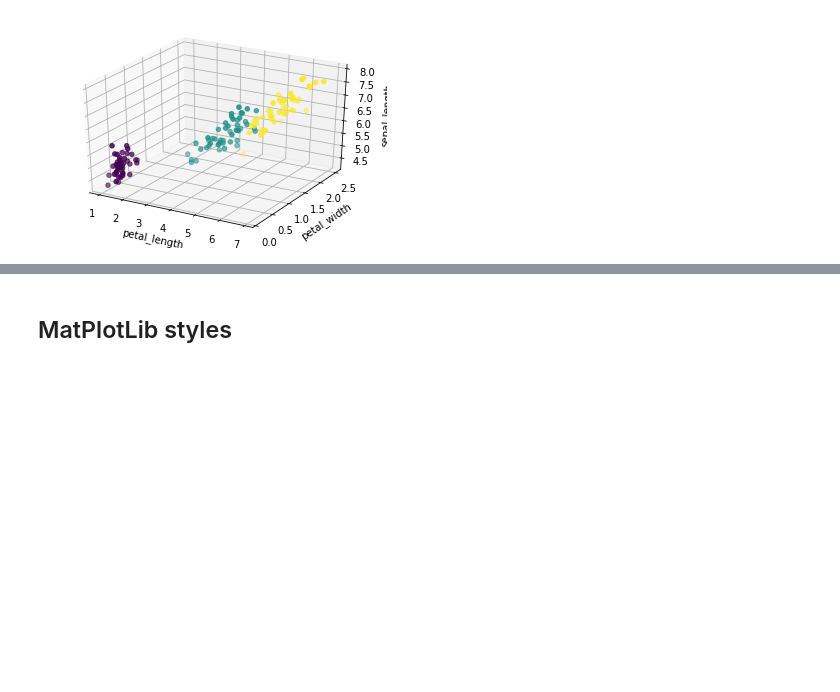
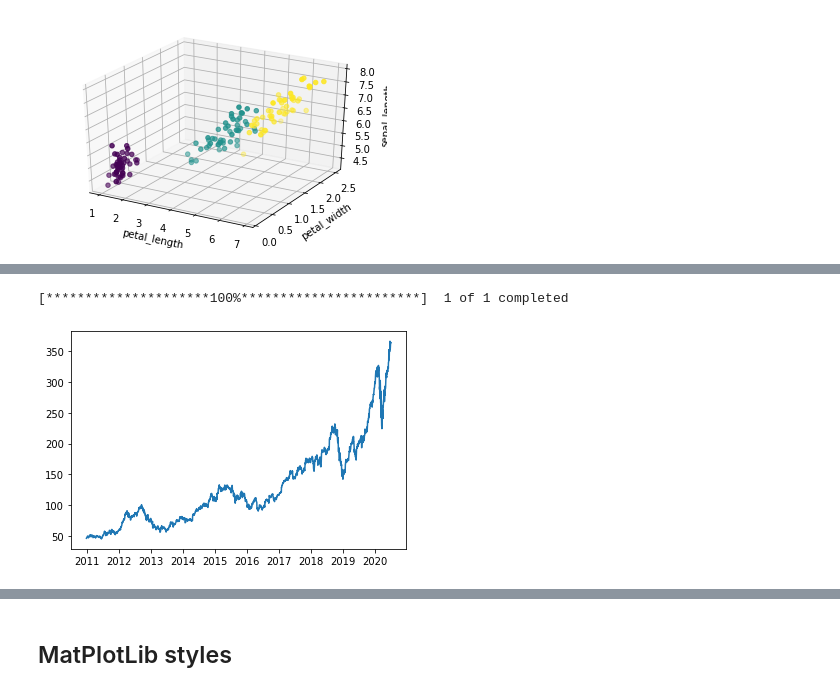
Before and after one commit to makzan/Beginning-Python-Course, a Jupyter notebook: lesson-9-plotting-graph-with-matplotlib/lesson-9-matplotlib.ipynb, the cells around one changed output, grey strips where cells are left out. Drawn from its saved outputs; the diff is of its cells as text; code cells hidden in the pictures; blank space fills up the shorter version.

Commit message:
Update lesson 9 with yfinance code example.

```diff
--- a/lesson-9-plotting-graph-with-matplotlib/lesson-9-matplotlib.ipynb
+++ b/lesson-9-plotting-graph-with-matplotlib/lesson-9-matplotlib.ipynb
@@ -234,0 +257,12 @@ max        7.900000     4.400000      6.900000     2.500000
+# %%
+import matplotlib.pyplot as plt
+import yfinance as yf
+
+data = yf.download("AAPL", start="2011-01-01", end="2020-12-31")
+
+plt.plot(data.Close)
+
+plt.show()
+# %% [output]
+[*********************100%***********************]  1 of 1 completed
+[figure, added]
```
Also changed, not shown: parts of 30 cells of this notebook.
